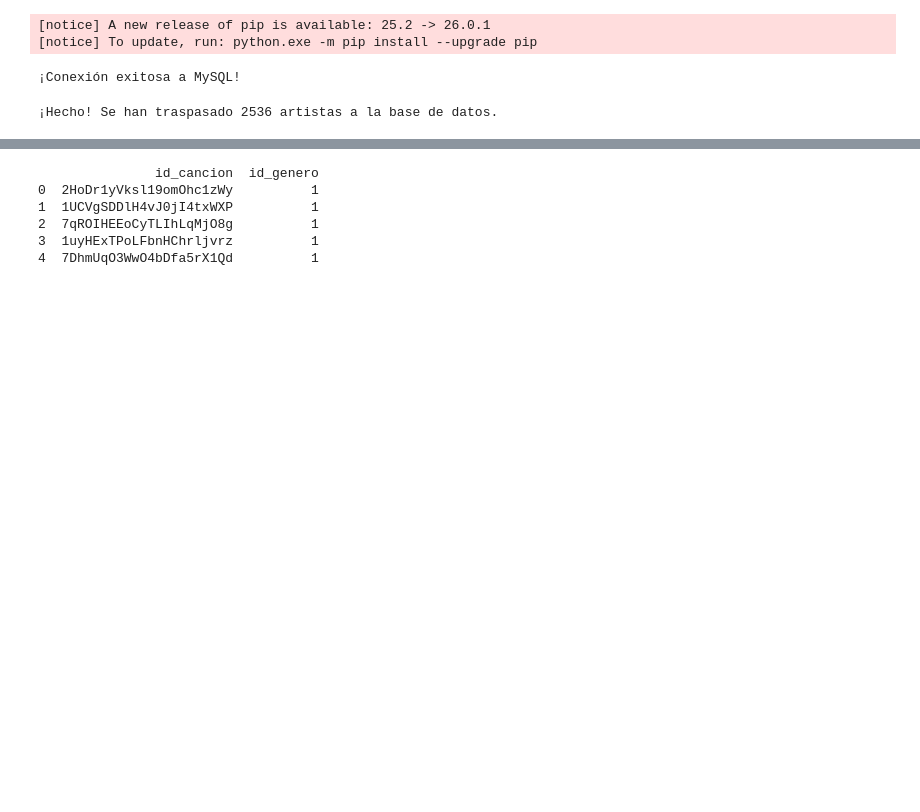
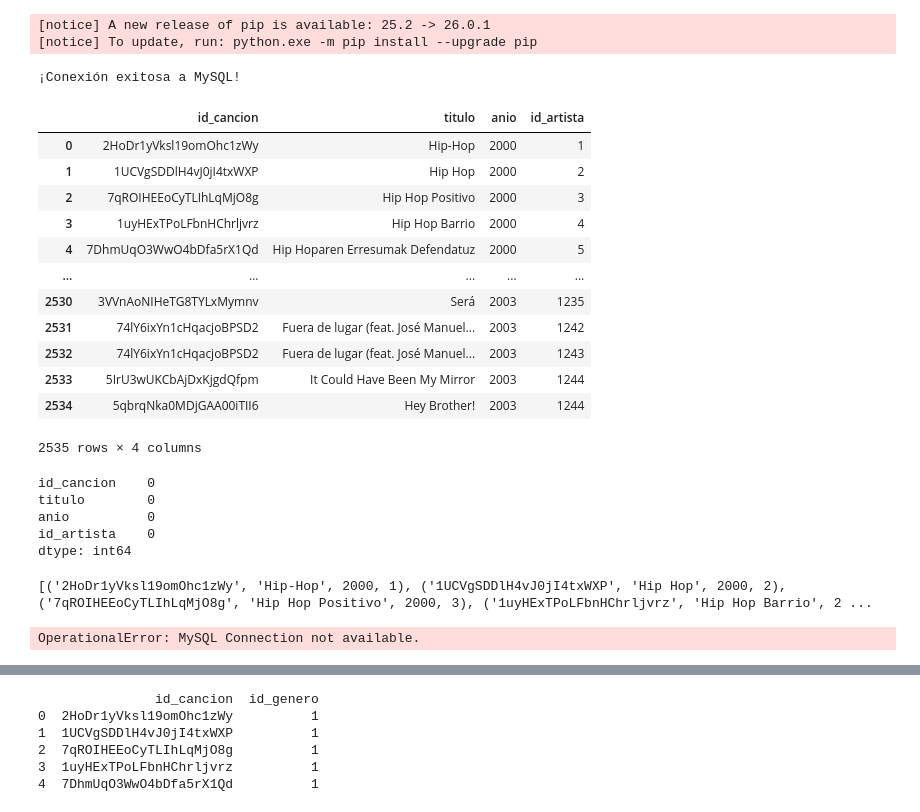
Before and after one commit to eva5ferrer/proyecto-da-promo-63-modulo-2-team-1, a Jupyter notebook: filtrado-datos-spotify.ipynb, the cells around one changed output, grey strips where cells are left out. Drawn from its saved outputs; the diff is of its cells as text; code cells hidden in the pictures; blank space fills up the shorter version.

```diff
--- a/filtrado-datos-spotify.ipynb
+++ b/filtrado-datos-spotify.ipynb
@@ -19,9 +19,10 @@ with open('definitivo.json') as archivo:
 canciones_filtrada = []
 
 for cancion in data:
-    if cancion['genre'] in genres:
-        if cancion['year'] in years:
-            canciones_filtrada.append(cancion)
+    if cancion['id'] != '0G4oMxDMxyPlz8Vileptq8':
+        if cancion['genre'] in genres:
+            if cancion['year'] in years:
+                canciones_filtrada.append(cancion)
 
 canciones_filtrada
 # %% [output]
@@ -51,12 +52,13 @@ len(canciones_filtrada) #para saber cuantas cancines tenemos
 datos_canciones_filtrada = []
 
 for cancion in canciones_filtrada:
-    tupla_canciones = (
-        cancion.get("id", "unknown"),
-        cancion.get("artist_name", "unknown"),
-        cancion.get("track_name", "unknown"),
-        cancion.get("genre", "unknown"),
-        cancion.get("year", "unknown"))
+    if cancion.get('artist_name') != 'Tranceistors':
+        tupla_canciones = (
+            cancion.get("id", "unknown"),
+            cancion.get("artist_name", "unknown"),
+            cancion.get("track_name", "unknown"),
+            cancion.get("genre", "unknown"),
+            cancion.get("year", "unknown"))
 
     datos_canciones_filtrada.append(tupla_canciones)
 datos_canciones_filtrada
@@ -110,11 +112,6 @@ df_canciones_filtrada[df_canciones_filtrada["Año"]==2003]["Nombre_cancion"].uni
              'It Could Have Been My Mirror',
                              'Hey Brother!']
 Length: 9, dtype: str
-# %%
-artistas = []
-for cancion in datos_canciones_filtrada:
-    nombre_artista = cancion[1]
-    if nombre_artista not in artistas: artistas.append(nombre_artista)
 # %%
 artistas = []
 
@@ -150,9 +146,0 @@ len(artistas)
-# %%
-#borrar
-datos_con_id = []
-
-for i, cancion in enumerate(datos_canciones_filtrada, start=1):
-    nueva_cancion = (i,) + cancion
-    datos_con_id.append(nueva_cancion)
-
-datos_con_id
@@ -416,3 +366,19 @@ except mysql.connector.Error as err:
 mycursor = cnx.cursor()
 # %%
 mycursor.execute("USE echo_milenial")
+# %%
+df_canciones
+# %% [output]
+|  | id_cancion | titulo | anio | id_artista |
+| 0 | 2HoDr1yVksl19omOhc1zWy | Hip-Hop | 2000 | 1 |
+| 1 | 1UCVgSDDlH4vJ0jI4txWXP | Hip Hop | 2000 | 2 |
+| 2 | 7qROIHEEoCyTLIhLqMjO8g | Hip Hop Positivo | 2000 | 3 |
+| 3 | 1uyHExTPoLFbnHChrljvrz | Hip Hop Barrio | 2000 | 4 |
+| 4 | 7DhmUqO3WwO4bDfa5rX1Qd | Hip Hoparen Erresumak Defendatuz | 2000 | 5 |
+| ... | ... | ... | ... | ... |
+| 2530 | 3VVnAoNIHeTG8TYLxMymnv | Será | 2003 | 1235 |
+| 2531 | 74lY6ixYn1cHqacjoBPSD2 | Fuera de lugar (feat. José Manuel... | 2003 | 1242 |
+| 2532 | 74lY6ixYn1cHqacjoBPSD2 | Fuera de lugar (feat. José Manuel... | 2003 | 1243 |
+| 2533 | 5IrU3wUKCbAjDxKjgdQfpm | It Could Have Been My Mirror | 2003 | 1244 |
+| 2534 | 5qbrqNka0MDjGAA00iTII6 | Hey Brother! | 2003 | 1244 |
+2535 rows × 4 columns
@@ -419,3 +387,25 @@ mycursor.execute("USE echo_milenial")
+# %%
+df_canciones.isnull().sum()
+# %% [output]
+id_cancion    0
+titulo        0
+anio          0
+id_artista    0
+dtype: int64
+# %%
+insercion_canciones = "INSERT INTO canciones (id_cancion, titulo, anio, id_artista) VALUES (%s, %s, %s, %s)"
+tupla_insercion_canciones = []
+
+for _,row in df_canciones_2.iterrows():
+    tupla_insercion_canciones.append(tuple(row))
+print(tupla_insercion_canciones)
+# %% [output]
+[('2HoDr1yVksl19omOhc1zWy', 'Hip-Hop', 2000, 1), ('1UCVgSDDlH4vJ0jI4txWXP', 'Hip Hop', 2000, 2), ('7qROIHEEoCyTLIhLqMjO8g', 'Hip Hop Positivo', 2000, 3), ('1uyHExTPoLFbnHChrljvrz', 'Hip Hop Barrio', 2 ...
+# %%
+mycursor = cnx.cursor()
+mycursor
+# %% [output]
+OperationalError: MySQL Connection not available.
 # %%
 insercion_canciones = "INSERT IGNORE INTO canciones (id_cancion, titulo, anio, id_artista) VALUES (%s, %s, %s, %s)"
 
@@ -423,7 +413,3 @@ for fila in df_canciones.values:
     mycursor.execute(insercion_canciones, list(fila))
 
 cnx.commit()
-
-print(f"¡Hecho! Se han traspasado {len(df_canciones)} artistas a la base de datos.")
-# %% [output]
-¡Hecho! Se han traspasado 2536 artistas a la base de datos.
```
Also changed, not shown: parts of 19 cells of this notebook, 2 other files.
